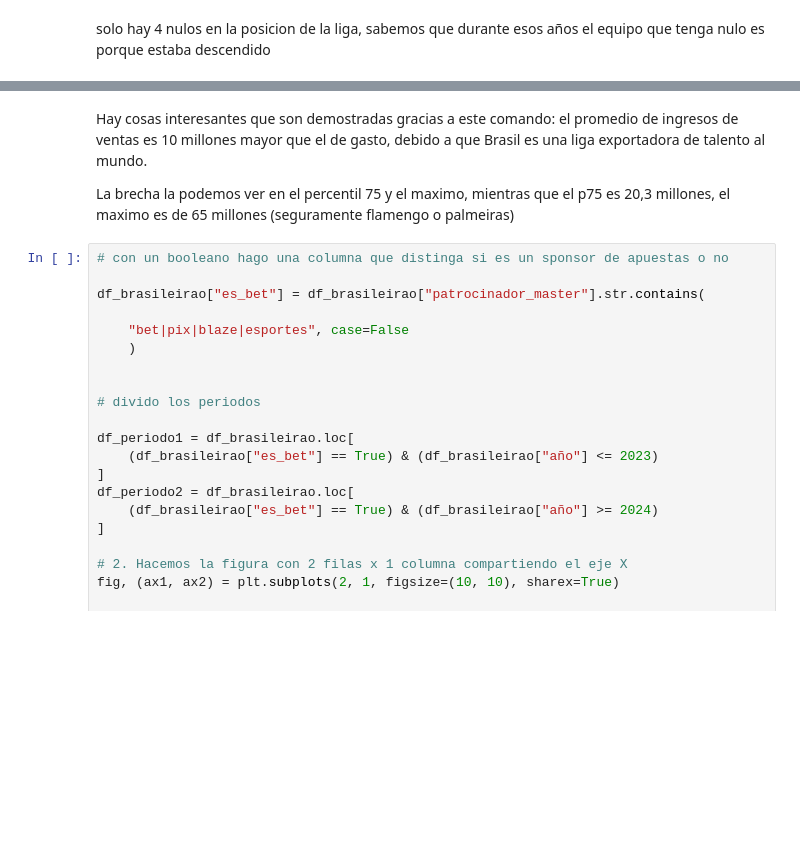
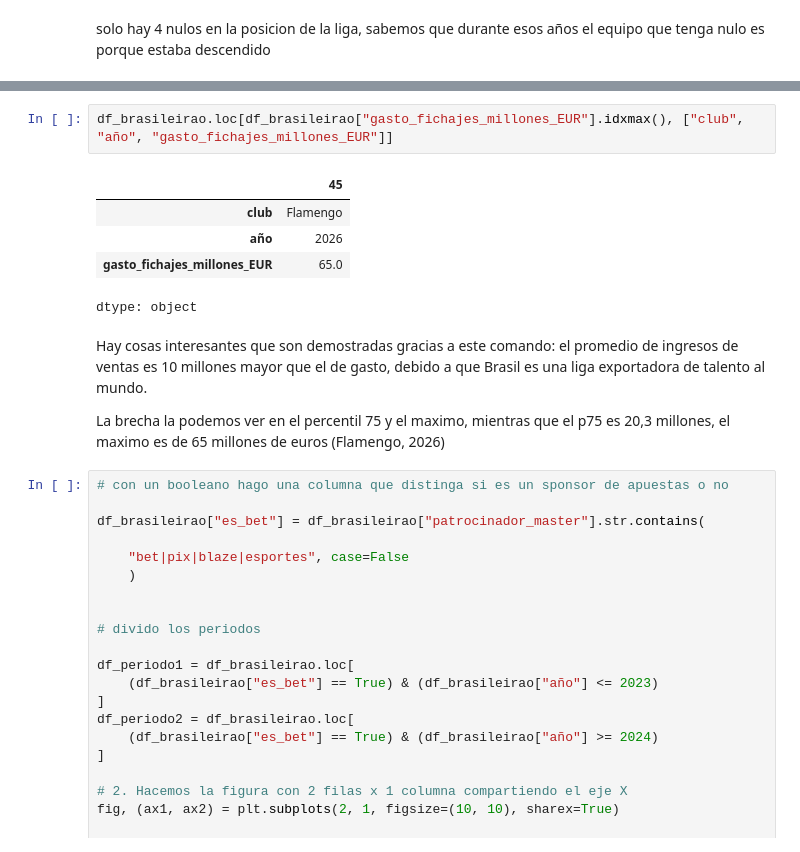
Before and after one commit to Geralf21/Analisis_Patrocinios_Clubes_Brasileros, a Jupyter notebook: notebooks/TP pregunta3.ipynb, the cells around one changed output, grey strips where cells are left out. Cells and saved outputs as stored; diff of their text form; blank space fills up the shorter version.

```diff
--- a/notebooks/TP pregunta3.ipynb
+++ b/notebooks/TP pregunta3.ipynb
@@ -73,10 +73,18 @@ display(df_brasileirao.describe())
 | 50% | 2023.500000 | 32.000000 | 6.500000 | 57.500000 | 14.000000 | ... |
 | 75% | 2025.000000 | 70.000000 | 11.000000 | 66.000000 | 20.300000 | ... |
 | max | 2026.000000 | 120.000000 | 17.000000 | 81.000000 | 65.000000 | ... |
+# %%
+df_brasileirao.loc[df_brasileirao["gasto_fichajes_millones_EUR"].idxmax(), ["club", "año", "gasto_fichajes_millones_EUR"]]
+# %% [output]
+|  | 45 |
+| club | Flamengo |
+| año | 2026 |
+| gasto_fichajes_millones_EUR | 65.0 |
+dtype: object
 # %% [markdown]
 Hay cosas interesantes que son demostradas gracias a este comando: el promedio de ingresos de ventas es 10 millones mayor que el de gasto, debido a que Brasil es una liga exportadora de talento al mundo.
 
-La brecha la podemos ver en el percentil 75 y el maximo, mientras que el p75 es 20,3 millones, el maximo es de 65 millones (seguramente flamengo o palmeiras)
+La brecha la podemos ver en el percentil 75 y el maximo, mientras que el p75 es 20,3 millones, el maximo es de 65 millones de euros (Flamengo, 2026)
 # %%
 # con un booleano hago una columna que distinga si es un sponsor de apuestas o no
 
```
Also changed, not shown: parts of 3 cells of this notebook.
